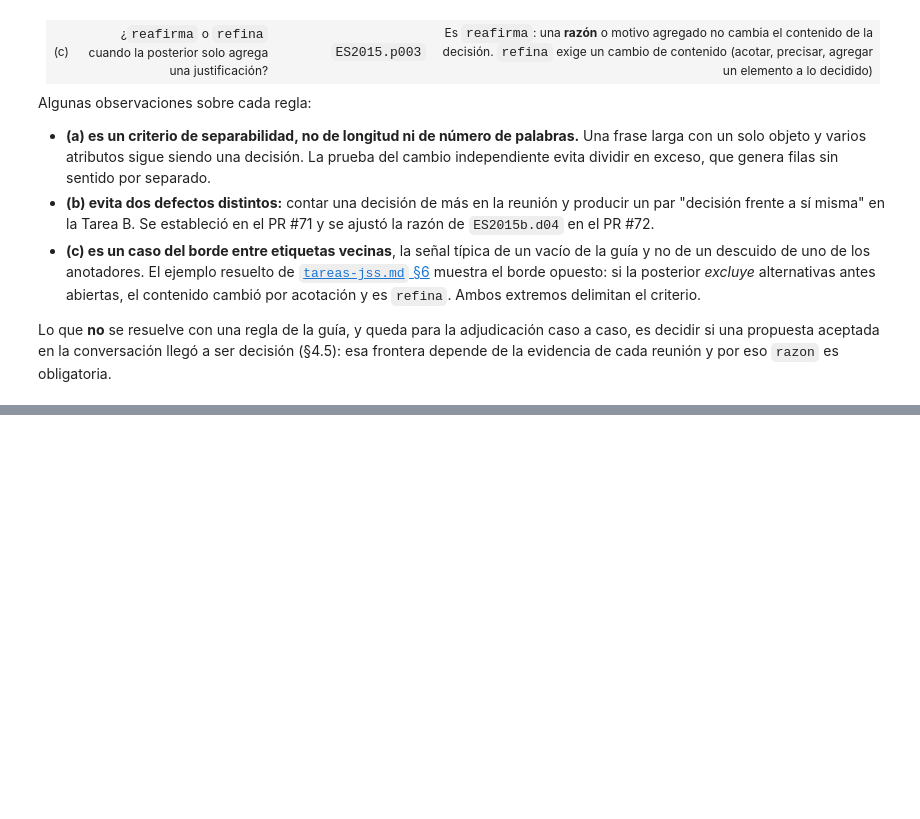
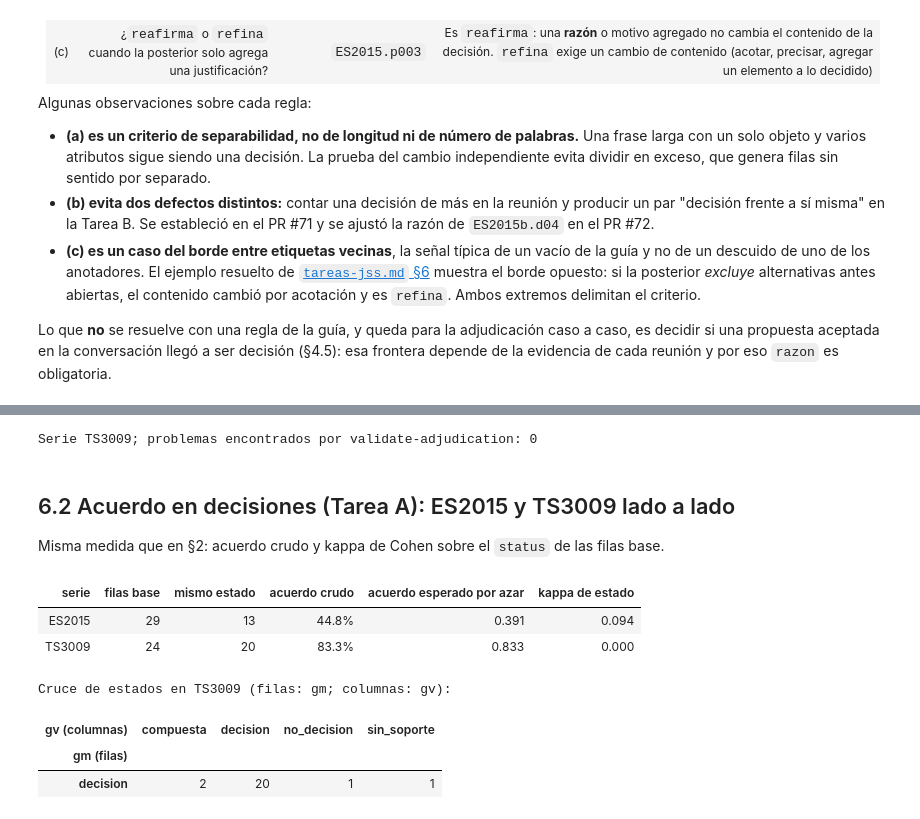
Before and after one commit to jasonssdev/mcd-afg, a Jupyter notebook: notebooks/04-jss-anotacion-f1-calibracion.ipynb, the cells around one changed output, grey strips where cells are left out. Saved outputs shown, nothing was run; the diff lists cells and outputs as text; code cells hidden in the pictures; blank space fills up the shorter version.

```diff
--- a/notebooks/04-jss-anotacion-f1-calibracion.ipynb
+++ b/notebooks/04-jss-anotacion-f1-calibracion.ipynb
@@ -658,0 +681,70 @@ frontera depende de la evidencia de cada reunión y por eso `razon` es obligator
+# %%
+RECAL = "TS3009"
+
+missing = [
+    p.name
+    for p in (
+        PATHS.adjudicated(TaskKind.DECISIONS, RECAL),
+        PATHS.adjudicated(TaskKind.CANDIDATES, RECAL),
+        *annotator_csvs(PATHS.decisions_dir, RECAL, "decisions"),
+        *annotator_csvs(PATHS.relations_dir, RECAL, "candidates"),
+    )
+    if not p.exists()
+]
+if missing or len(annotator_csvs(PATHS.relations_dir, RECAL, "candidates")) != 2:
+    raise SystemExit(f"Faltan archivos de la recalibración para {RECAL}: {missing}")
+
+issues_recal = validate_adjudication(RECAL, paths=PATHS)
+print(f"Serie {RECAL}; problemas encontrados por validate-adjudication: {len(issues_recal)}")
+# %% [output]
+Serie TS3009; problemas encontrados por validate-adjudication: 0
+# %% [markdown]
+## 6.2 Acuerdo en decisiones (Tarea A): ES2015 y TS3009 lado a lado
+
+Misma medida que en §2: acuerdo crudo y kappa de Cohen sobre el `status` de las filas base.
+# %%
+comparison = []
+for series in (SERIES, RECAL):
+    result_a = decision_agreement(series, paths=PATHS)
+    comparison.append(
+        {
+            "serie": series,
+            "filas base": result_a.n_items,
+            "mismo estado": result_a.n_status_agree,
+            "acuerdo crudo": result_a.percent_agreement,
+            "acuerdo esperado por azar": chance_agreement(series, paths=PATHS),
+            "kappa de estado": result_a.status_kappa,
+        }
+    )
+display(
+    pd.DataFrame(comparison)
+    .style.format(
+        {
+            "acuerdo crudo": "{:.1%}",
+            "acuerdo esperado por azar": "{:.3f}",
+            "kappa de estado": "{:.3f}",
+        }
+    )
+    .hide(axis="index")
+)
+
+recal_agreement = decision_agreement(RECAL, paths=PATHS)
+ra, rb = recal_agreement.annotator_a, recal_agreement.annotator_b
+print(f"Cruce de estados en {RECAL} (filas: {ra}; columnas: {rb}):")
+recal_contingency = (
+    pd.DataFrame(
+        status_contingency(RECAL, paths=PATHS), columns=[f"{ra} (filas)", f"{rb} (columnas)", "n"]
+    )
+    .pivot(index=f"{ra} (filas)", columns=f"{rb} (columnas)", values="n")
+    .fillna(0)
+    .astype(int)
+)
+display(recal_contingency)
+# %% [output]
+| serie | filas base | mismo estado | acuerdo crudo | acuerdo esperado por azar | kappa de estado |
+| ES2015 | 29 | 13 | 44.8% | 0.391 | 0.094 |
+| TS3009 | 24 | 20 | 83.3% | 0.833 | 0.000 |
+Cruce de estados en TS3009 (filas: gm; columnas: gv):
+| gv (columnas) | compuesta | decision | no_decision | sin_soporte |
+| gm (filas) |  |  |  |  |
+| decision | 2 | 20 | 1 | 1 |
```
Also changed, not shown: parts of 15 cells of this notebook, 4 other files.
